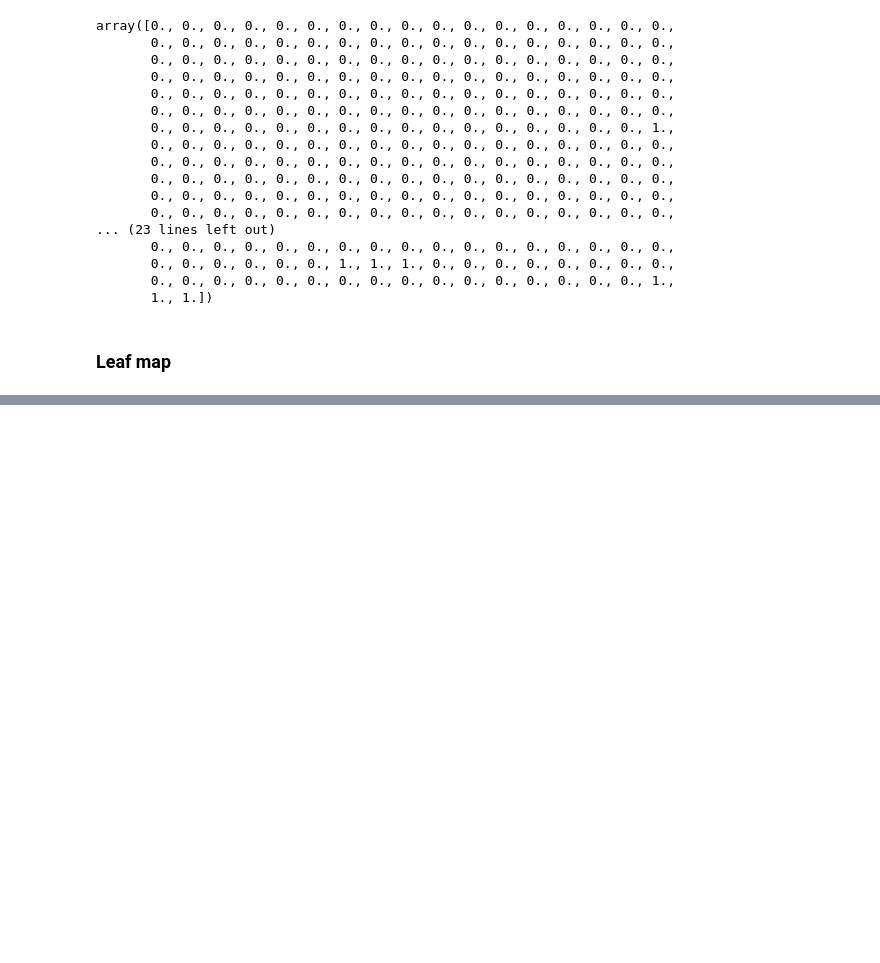
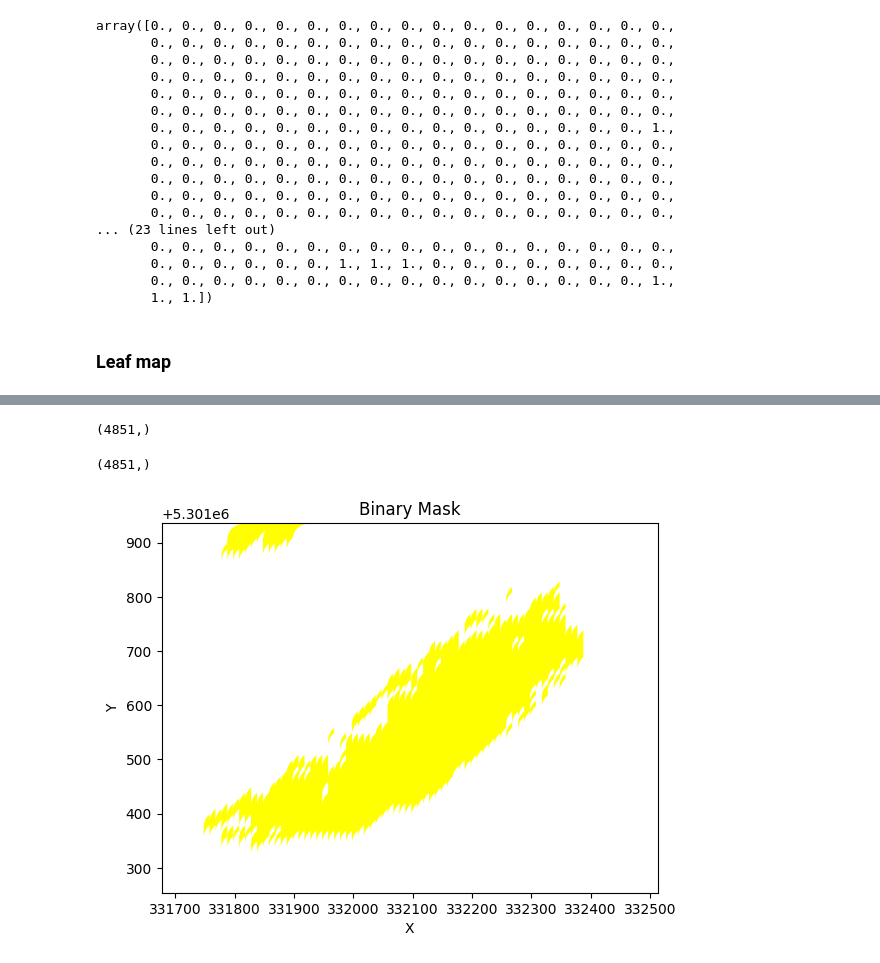
Before and after one commit to clausmichele/openEO_photovoltaic, a Jupyter notebook: notebooks/2D_Modeling.ipynb, the cells around one changed output, grey strips where cells are left out. Drawn from its saved outputs; the diff is of its cells as text; code cells hidden in the pictures; blank space fills up the shorter version.

```diff
--- a/notebooks/2D_Modeling.ipynb
+++ b/notebooks/2D_Modeling.ipynb
@@ -685,0 +736,4 @@ Attributes:
+# %%
+te_samples = np.vstack(all_pixels_ts)
+te_samples = np.nan_to_num(te_samples, nan=-999999)
+te_samples.shape
@@ -685,0 +770,3 @@ Attributes:
+# %%
+te_samples = te_samples.reshape(te_samples.shape[0], te_samples.shape[1]*te_samples.shape[2])
+te_samples.shape
@@ -685,0 +775,3 @@ Attributes:
+# %%
+te_pred = clf.predict(te_samples)
+te_pred
@@ -685,0 +780,4 @@ Attributes:
+# %%
+df_normal = df_b.reset_index()
+x = df_normal[['x', 'y']].values[:,0]
+y = df_normal[['x', 'y']].values[:,1]
@@ -685,0 +800,19 @@ Attributes:
+# %%
+x.shape
+# %% [output]
+(4851,)
+# %%
+y.shape
+# %% [output]
+(4851,)
+# %%
+custom_cmap = ListedColormap(['white', 'yellow']) #yellow for 1 and white for 0
+
+# Plot the binary mask
+plt.scatter(x, y, c=te_pred, cmap=custom_cmap, s=500)
+plt.xlabel('X')
+plt.ylabel('Y')
+plt.title('Binary Mask')
+plt.show()
+# %% [output]
+[figure, added]
```
Also changed, not shown: parts of 46 cells of this notebook, 2 other files.
